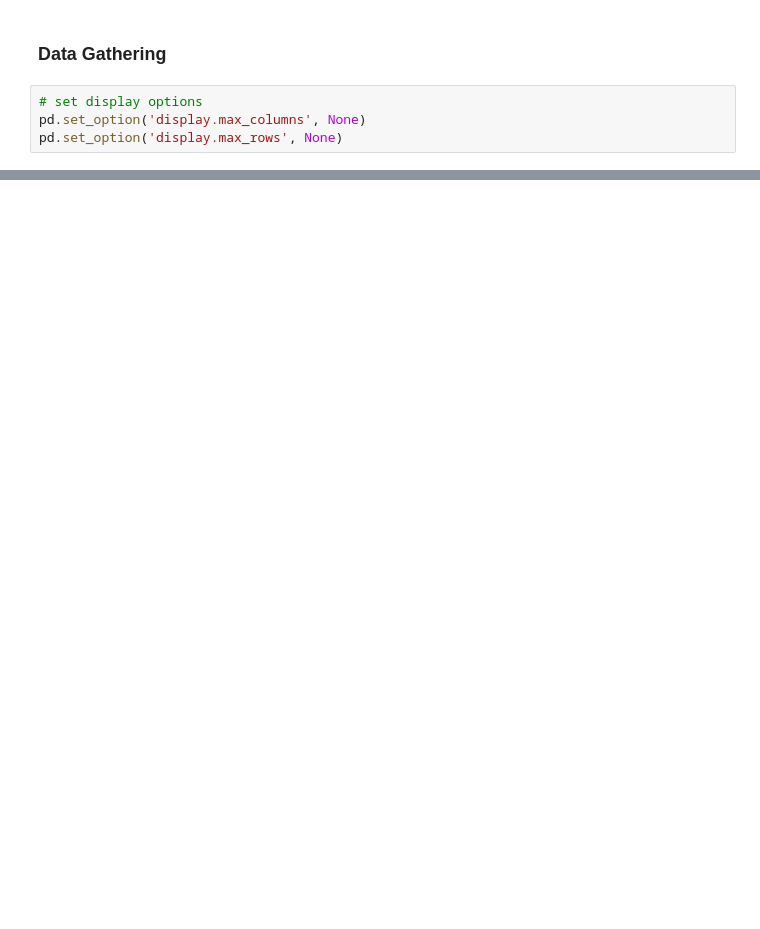
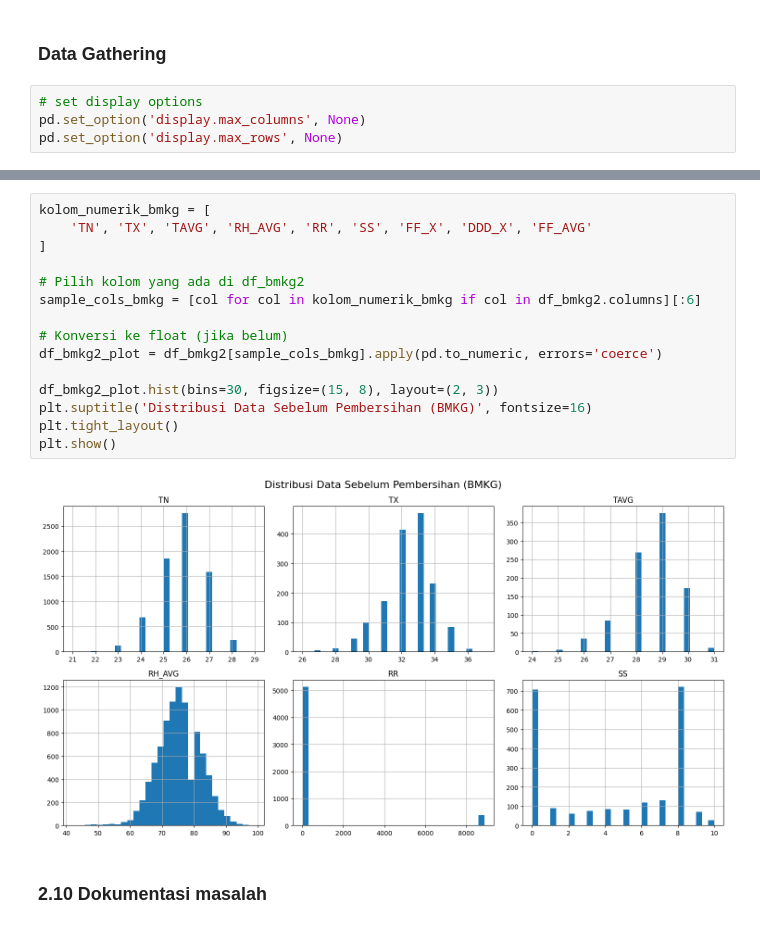
Before and after one commit to WildanFadhilNazaruddin/FraudDetection_CustomerSegmentation_BankML, a Jupyter notebook: notebook/01-praprosesing.ipynb, the cells around one changed output, grey strips where cells are left out. Cells and saved outputs as stored; diff of their text form; blank space fills up the shorter version.

```diff
--- a/notebook/01-praprosesing.ipynb
+++ b/notebook/01-praprosesing.ipynb
@@ -1139,0 +385,19 @@ plt.show()
+# %%
+kolom_numerik_bmkg = [
+    'TN', 'TX', 'TAVG', 'RH_AVG', 'RR', 'SS', 'FF_X', 'DDD_X', 'FF_AVG'
+]
+
+# Pilih kolom yang ada di df_bmkg2
+sample_cols_bmkg = [col for col in kolom_numerik_bmkg if col in df_bmkg2.columns][:6]
+
+# Konversi ke float (jika belum)
+df_bmkg2_plot = df_bmkg2[sample_cols_bmkg].apply(pd.to_numeric, errors='coerce')
+
+df_bmkg2_plot.hist(bins=30, figsize=(15, 8), layout=(2, 3))
+plt.suptitle('Distribusi Data Sebelum Pembersihan (BMKG)', fontsize=16)
+plt.tight_layout()
+plt.show()
+# %% [output]
+[figure, added]
+# %% [markdown]
+### 2.10 Dokumentasi masalah
```
Also changed, not shown: parts of 93 cells of this notebook, 2 other files.
